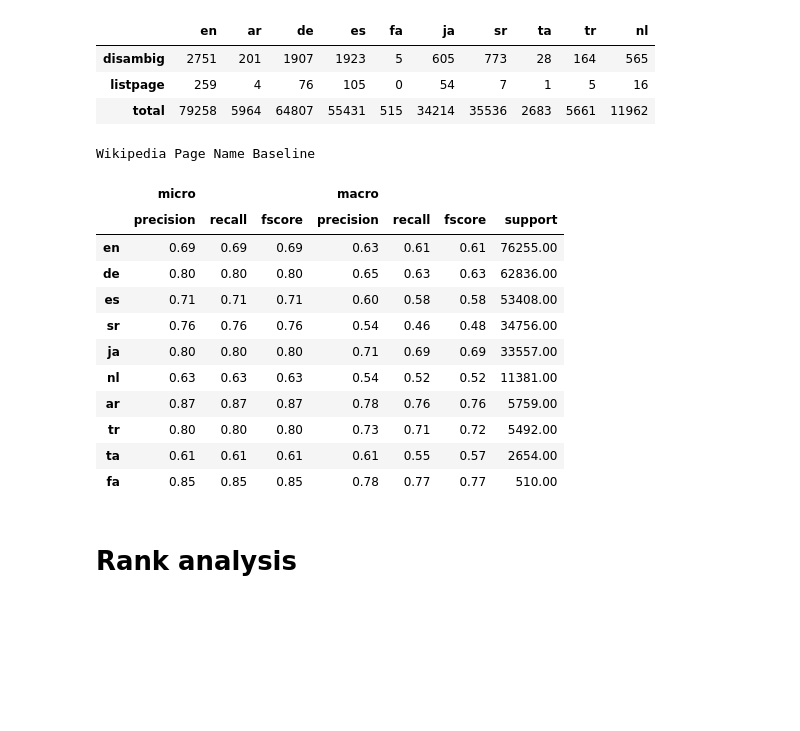
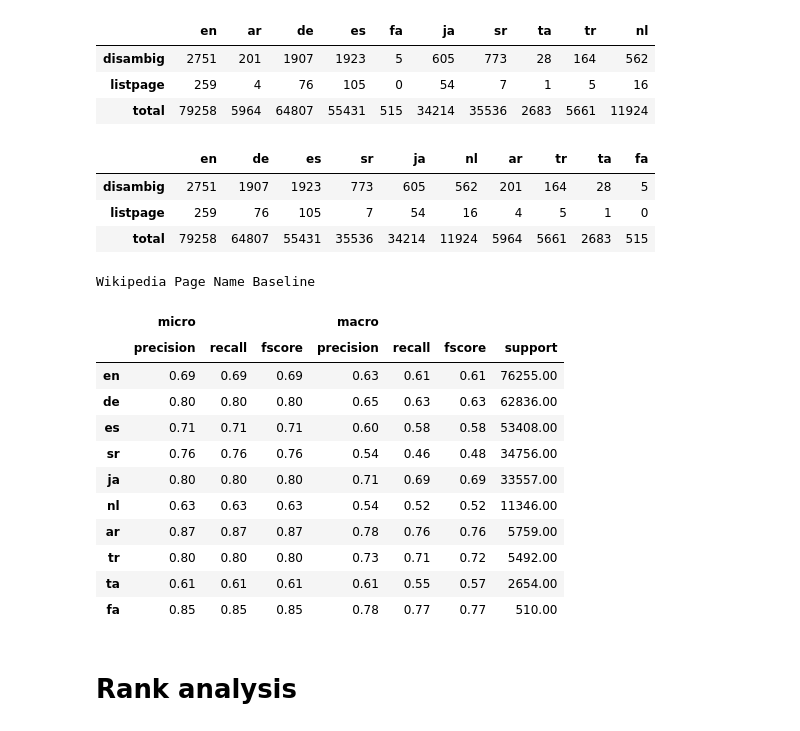
Before and after one commit to bennokr/minimEL, a Jupyter notebook: evaluation/Mewsli-9.ipynb, the cells around one changed output. Cells and saved outputs as stored; diff of their text form; code cells hidden in the pictures; blank space fills up the shorter version.

```diff
--- a/evaluation/Mewsli-9.ipynb
+++ b/evaluation/Mewsli-9.ipynb
@@ -1,34 +1,49 @@
 # %%
 # ANNOTATION PROBLEMS
 import pathlib
 import json
 import tqdm
 import pandas as pd
 disambig = set(pd.read_csv('../data/wikidata-20211122-disambig.txt', header=None)[0])
 listpage = set(pd.read_csv('../data/wikidata-20211122-list.txt', header=None)[0])
 
 ROOT = pathlib.Path('Mewsli-9+badent')
 
-counts = {}
+badcounts = {}
 for file in tqdm.tqdm(list(ROOT.glob('*.tsv'))):
     lang = file.stem
-    refs = [
-        ref
-        for _, links, text in (l.split('\t') for l in file.open())
-        for surface, ref in json.loads(links).items()
-    ]
+    try:
+        refs = [
+            ref
+            for _, links, text in (l.split('\t') for l in file.open())
+            for surface, ref in json.loads(links).items()
+        ]
+    except Exception as e:
+        for i, (_, links, text) in enumerate(l.split('\t') for l in file.open()):
+            try:
+                json.loads(links)
+            except Exception as e:
+                print(file, i, links)
+        raise e
 
-    counts[lang] = {
+    badcounts[lang] = {
         'disambig': sum(1 for r in refs if r in disambig),
         'listpage': sum(1 for r in refs if r in listpage),
         'total': len(refs),
     }
-pd.DataFrame(counts)
+pd.DataFrame(badcounts)
 # %% [output]
 |  | en | ar | de | es | fa | ja | sr | ta | tr | nl |
-| disambig | 2751 | 201 | 1907 | 1923 | 5 | 605 | 773 | 28 | 164 | 565 |
+| disambig | 2751 | 201 | 1907 | 1923 | 5 | 605 | 773 | 28 | 164 | 562 |
 | listpage | 259 | 4 | 76 | 105 | 0 | 54 | 7 | 1 | 5 | 16 |
-| total | 79258 | 5964 | 64807 | 55431 | 515 | 34214 | 35536 | 2683 | 5661 | 11962 |
+| total | 79258 | 5964 | 64807 | 55431 | 515 | 34214 | 35536 | 2683 | 5661 | 11924 |
+# %%
+pd.DataFrame(badcounts).T.sort_values('total')[::-1].T
+# %% [output]
+|  | en | de | es | sr | ja | nl | ar | tr | ta | fa |
+| disambig | 2751 | 1907 | 1923 | 773 | 605 | 562 | 201 | 164 | 28 | 5 |
+| listpage | 259 | 76 | 105 | 7 | 54 | 16 | 4 | 5 | 1 | 0 |
+| total | 79258 | 64807 | 55431 | 35536 | 34214 | 11924 | 5964 | 5661 | 2683 | 515 |
 # %%
 import pathlib
 import glob
@@ -78,7 +93,7 @@ Wikipedia Page Name Baseline
 | es | 0.71 | 0.71 | 0.71 | 0.60 | 0.58 | 0.58 | 53408.00 |
 | sr | 0.76 | 0.76 | 0.76 | 0.54 | 0.46 | 0.48 | 34756.00 |
 | ja | 0.80 | 0.80 | 0.80 | 0.71 | 0.69 | 0.69 | 33557.00 |
-| nl | 0.63 | 0.63 | 0.63 | 0.54 | 0.52 | 0.52 | 11381.00 |
+| nl | 0.63 | 0.63 | 0.63 | 0.54 | 0.52 | 0.52 | 11346.00 |
 | ar | 0.87 | 0.87 | 0.87 | 0.78 | 0.76 | 0.76 | 5759.00 |
 | tr | 0.80 | 0.80 | 0.80 | 0.73 | 0.71 | 0.72 | 5492.00 |
 | ta | 0.61 | 0.61 | 0.61 | 0.61 | 0.55 | 0.57 | 2654.00 |
```
Also changed, not shown: parts of 5 cells of this notebook, 10 other files.
